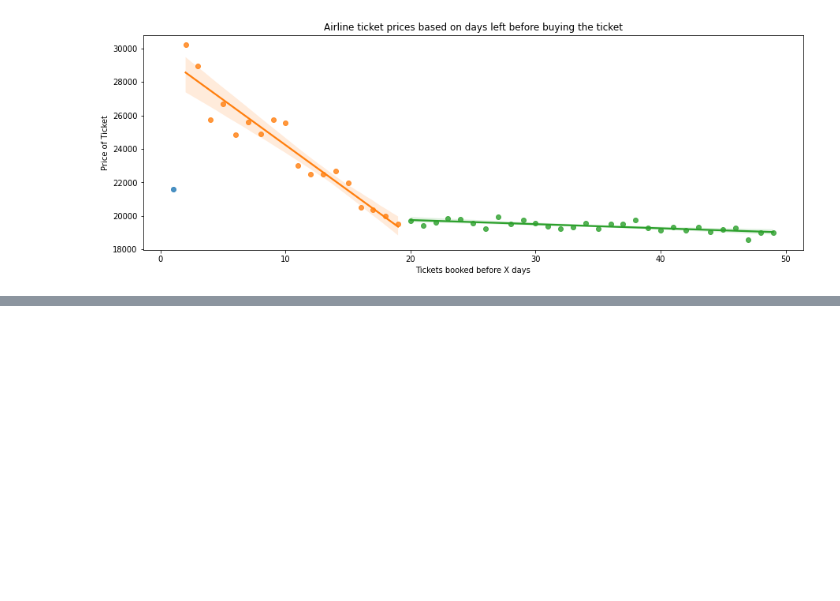
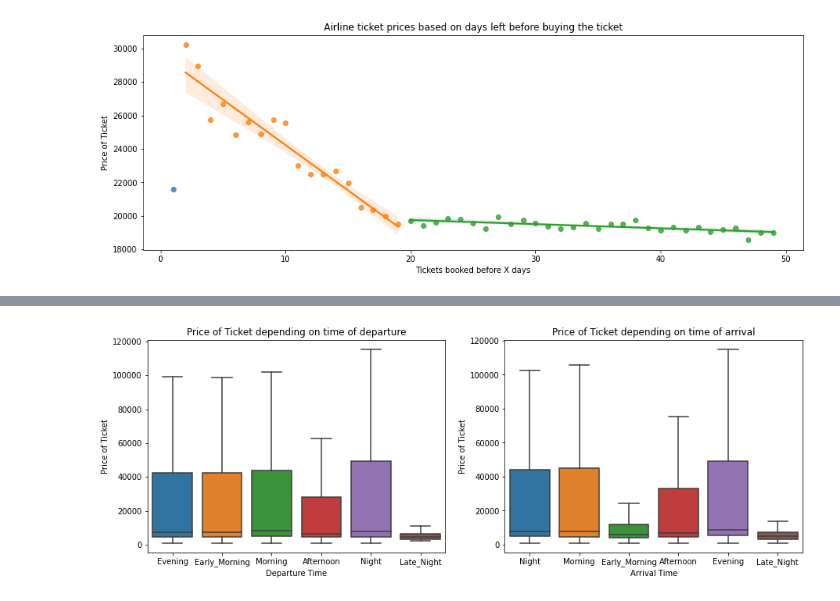
Before and after one commit to heyitsabhijeet/Indian-Airlines-Ticket-Price-Analysis, a Jupyter notebook: India Airlines Ticket Price Exploratory Analysis.ipynb, the cells around one changed output, grey strips where cells are left out. Saved outputs shown, nothing was run; the diff lists cells and outputs as text; code cells hidden in the pictures; blank space fills up the shorter version.

```diff
--- a/India Airlines Ticket Price Exploratory Analysis.ipynb
+++ b/India Airlines Ticket Price Exploratory Analysis.ipynb
@@ -160,0 +182,9 @@ plt.show(PD)
+# %%
+plt.figure(figsize=(15,5))
+plt.subplot (1,2,1)
+sns.boxplot(data = df, x = 'departure_time', y = 'price', showfliers = False).set(xlabel = 'Departure Time', ylabel = 'Price of Ticket', title ='Price of Ticket depending on time of departure')
+plt.subplot (1,2,2)
+sns.boxplot(data = df, x = 'arrival_time', y = 'price', showfliers =  False).set(xlabel = 'Arrival Time', ylabel = 'Price of Ticket', title = 'Price of Ticket depending on time of arrival')
+plt.show()
+# %% [output]
+[figure, added]
```
Also changed, not shown: parts of 15 cells of this notebook.
